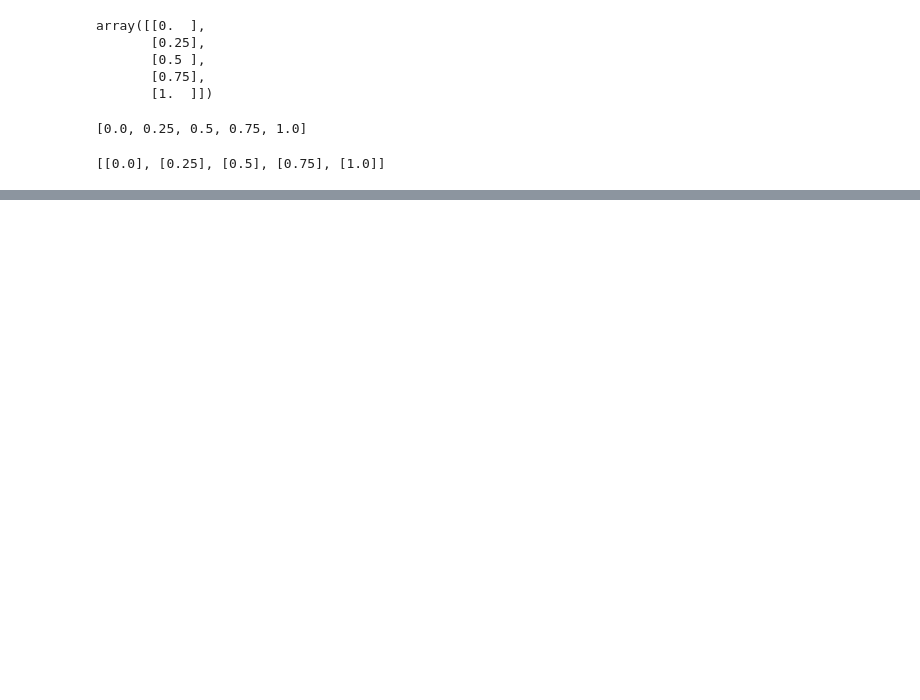
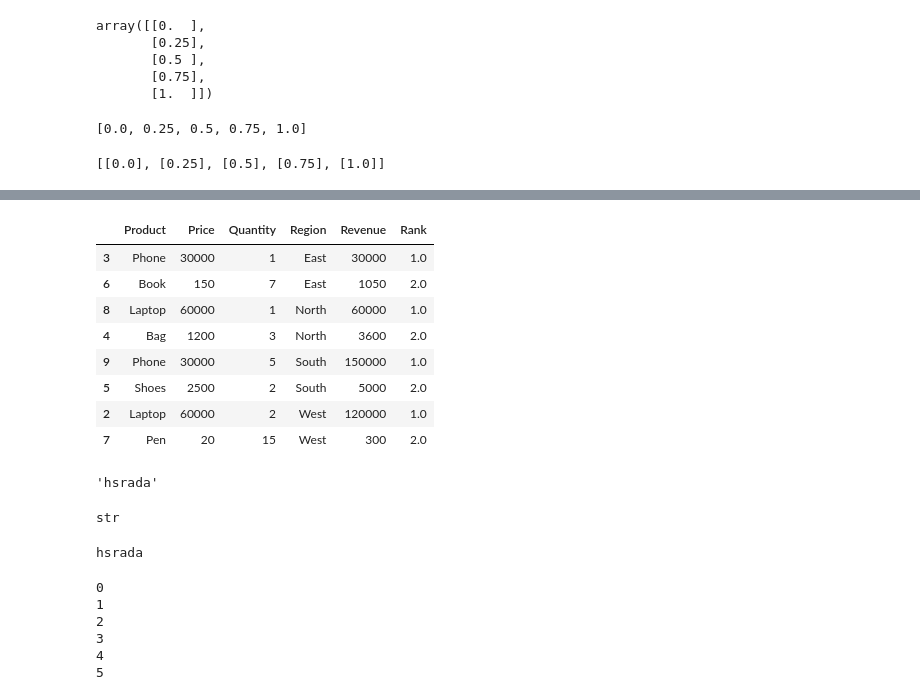
Before and after one commit to adarsh-gowda/scm_project, a Jupyter notebook: notebook/test.ipynb, the cells around one changed output, grey strips where cells are left out. Cells and saved outputs as stored; diff of their text form; code cells hidden in the pictures; blank space fills up the shorter version.

```diff
--- a/notebook/test.ipynb
+++ b/notebook/test.ipynb
@@ -121,0 +445,14 @@ lst_2d
+# %%
+df = df[df['Rank']<=2].sort_values(["Region", "Rank"])
+# %%
+df
+# %% [output]
+|  | Product | Price | Quantity | Region | Revenue | Rank |
+| 3 | Phone | 30000 | 1 | East | 30000 | 1.0 |
+| 6 | Book | 150 | 7 | East | 1050 | 2.0 |
+| 8 | Laptop | 60000 | 1 | North | 60000 | 1.0 |
+| 4 | Bag | 1200 | 3 | North | 3600 | 2.0 |
+| 9 | Phone | 30000 | 5 | South | 150000 | 1.0 |
+| 5 | Shoes | 2500 | 2 | South | 5000 | 2.0 |
+| 2 | Laptop | 60000 | 2 | West | 120000 | 1.0 |
+| 7 | Pen | 20 | 15 | West | 300 | 2.0 |
@@ -121,0 +461,25 @@ lst_2d
+# %%
+s[::-1]
+# %% [output]
+'hsrada'
+# %%
+type(s)
+# %% [output]
+str
+# %%
+rev = "".join(reversed(s))
+print(rev)
+# %% [output]
+hsrada
+# %%
+rev=""
+
+for i in range(len(s)):
+    print(i)
+# %% [output]
+0
+1
+2
+3
+4
+5
```
Also changed, not shown: parts of 104 cells of this notebook, 4 other files.
